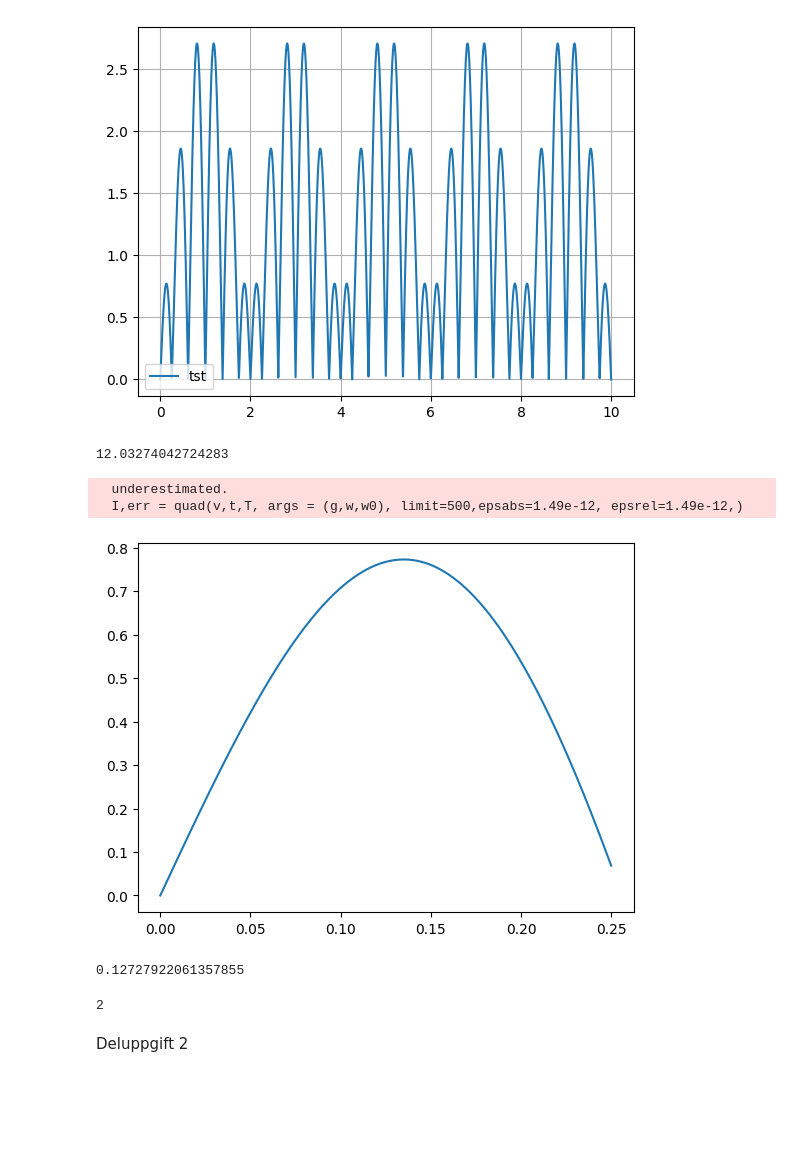
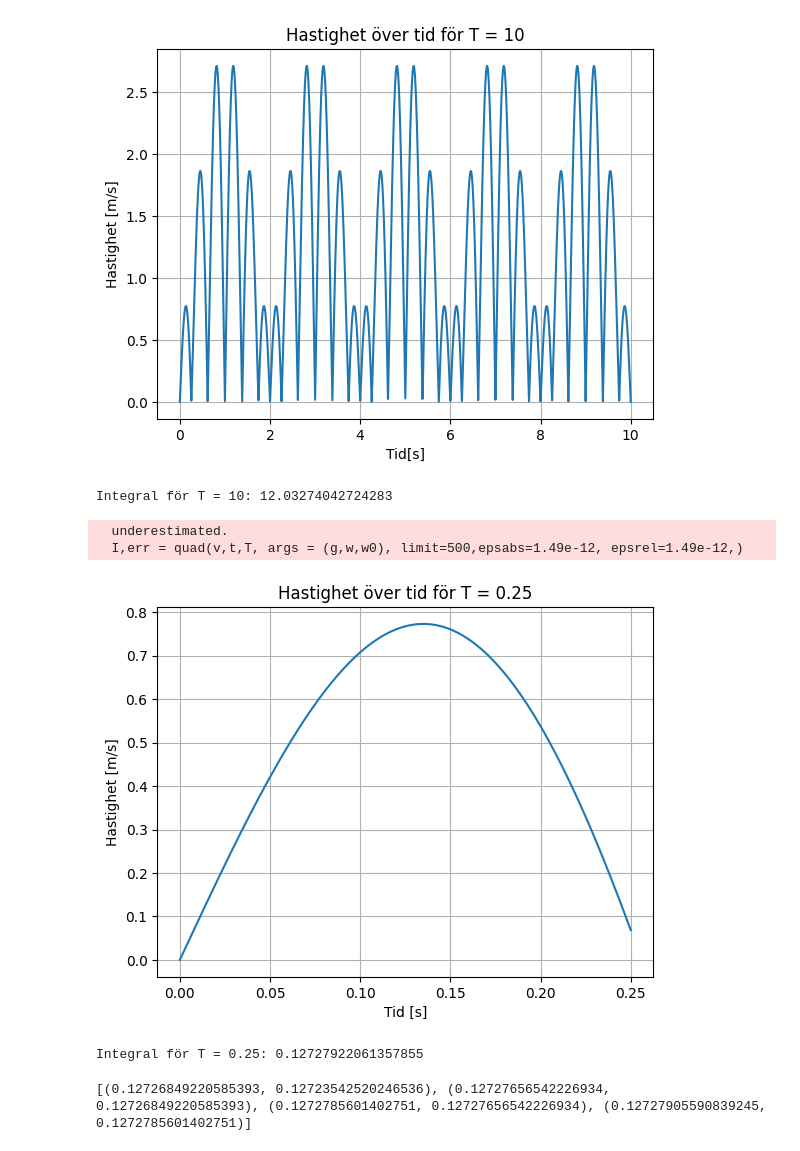
Before and after one commit to Benjuro/projekt-2-bervet, a Jupyter notebook: deluppgift1.ipynb, the cells around one changed output. Cells and saved outputs as stored; diff of their text form; code cells hidden in the pictures; blank space fills up the shorter version.

```diff
--- a/deluppgift1.ipynb
+++ b/deluppgift1.ipynb
@@ -15,36 +15,48 @@ T = 10
 N = 4000
 time = np.linspace(t,T, N)
 # %%
-plt.plot(time, v(time,g,w,w0), label="tst")
-plt.title("")
-
-plt.legend()
+plt.plot(time, v(time,g,w,w0), label="Hastighet")
+plt.title("Hastighet över tid för T = 10")
+plt.xlabel("Tid[s]")
+plt.ylabel("Hastighet [m/s]")
 plt.grid()
 plt.show()
 # %% [output]
-[figure, old version]
+[figure, new version]
 # %%
-# DELUPPGIFT 2
 I,err = quad(v,t,T, args = (g,w,w0), limit=500,epsabs=1.49e-12, epsrel=1.49e-12,)
-print(I)
+print("Integral för T = 10:", I)
 # %% [output]
-12.03274042724283
+Integral för T = 10: 12.03274042724283
   underestimated.
   I,err = quad(v,t,T, args = (g,w,w0), limit=500,epsabs=1.49e-12, epsrel=1.49e-12,)
 # %%
 T = 0.25
 N = 200
 time = np.linspace(t, T, N)
-plt.plot(time, v(time,g,w,w0))
+plt.plot(time, v(time, g, w, w0))
+plt.title("Hastighet över tid för T = 0.25")
+plt.xlabel("Tid [s]")
+plt.ylabel("Hastighet [m/s]")
+plt.grid()
 plt.show()
+
 I, err = quad(v,t,T, args = (g,w,w0), limit=500,epsabs=1.49e-12, epsrel=1.49e-12,)
-print(I)
+print("Integral för T = 0.25:", I)
 # %% [output]
-[figure, old version]
+[figure, new version]
-0.12727922061357855
+Integral för T = 0.25: 0.12727922061357855
-# %%
-print(2)
-# %% [output]
-2
-# %% [markdown]
-Deluppgift 2
+# %%
+# DELUPPGIFT 2
+# Trapazoid
+T = 0.25
+N = 100
+time = np.linspace(t,T, N)
+Integrals = []
+for _ in range(4):
+    Integrals.append((float(trapezoid(v(time,g,w,w0), time)), float(trapezoid(v(np.linspace(t,T,int(0.5 * N)), g,w,w0), np.linspace(t,T,int(0.5 * N))))))
+    N *= 2
+    time = np.linspace(t,T,N)
+print(Integrals)
+# %% [output]
+[(0.12726849220585393, 0.12723542520246536), (0.12727656542226934, 0.12726849220585393), (0.1272785601402751, 0.12727656542226934), (0.12727905590839245, 0.1272785601402751)]
```
Also changed, not shown: parts of 3 cells of this notebook.
